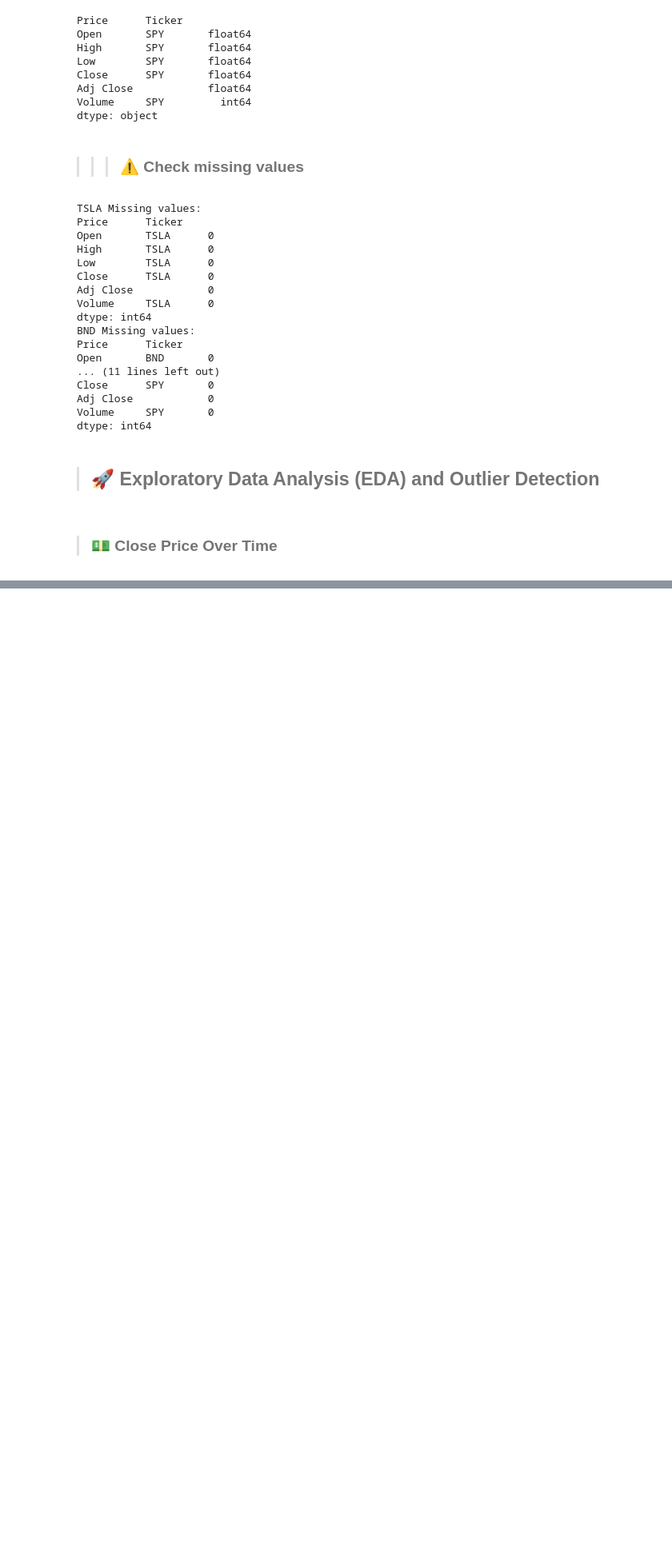
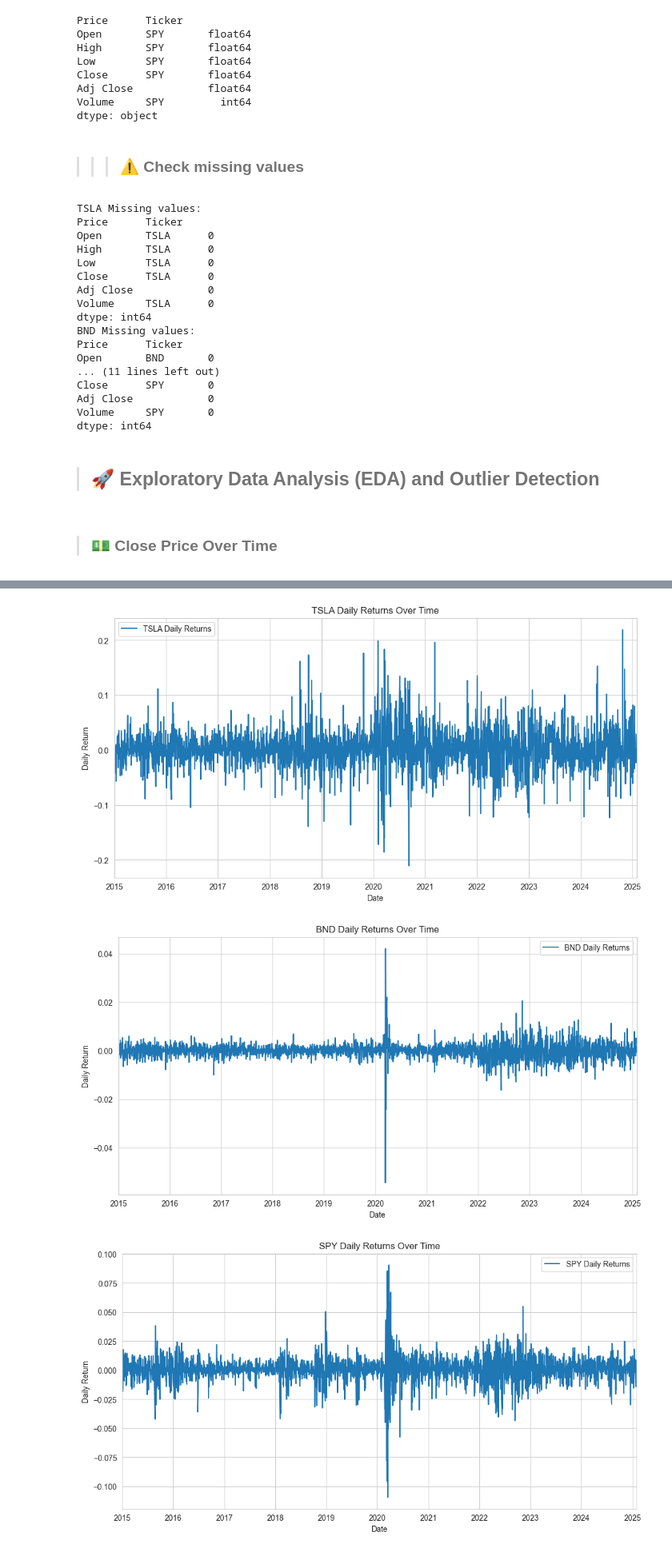
Before and after one commit to hanaDemma/Time-Series-Forecasting-for-Portfolio-Management-Optimization, a Jupyter notebook: notebooks/portfolioManagement.ipynb, the cells around one changed output, grey strips where cells are left out. Shown: that part at 80% size. Saved outputs shown, nothing was run; the diff lists cells and outputs as text; code cells hidden in the pictures; blank space fills up the shorter version.

Commit message:
Daily Return

```diff
--- a/notebooks/portfolioManagement.ipynb
+++ b/notebooks/portfolioManagement.ipynb
@@ -283,0 +286,6 @@ closePriceOverTime([tsla_data,bnd_data,spy_data], ['TSLA','BND','SPY'])
+# %%
+dailyReturn([tsla_data,bnd_data,spy_data], ['TSLA','BND','SPY'])
+# %% [output]
+[figure, added]
+[figure, added]
+[figure, added]
```
Also changed, not shown: parts of 6 cells of this notebook, 1 other file.
